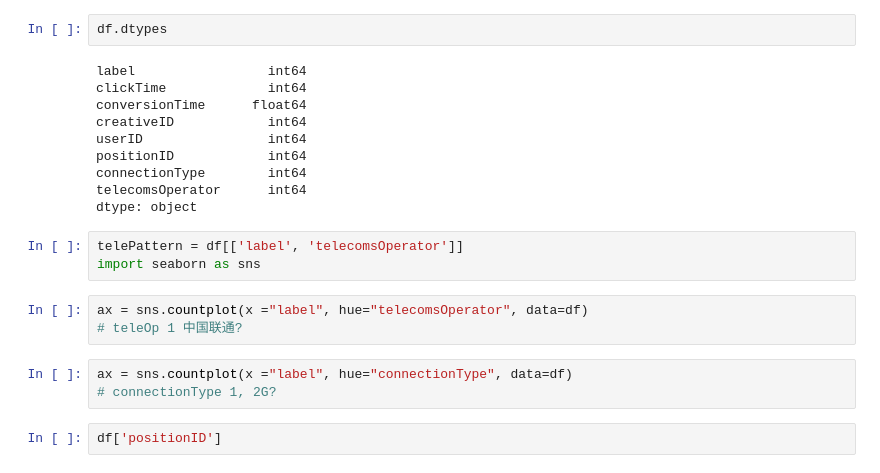
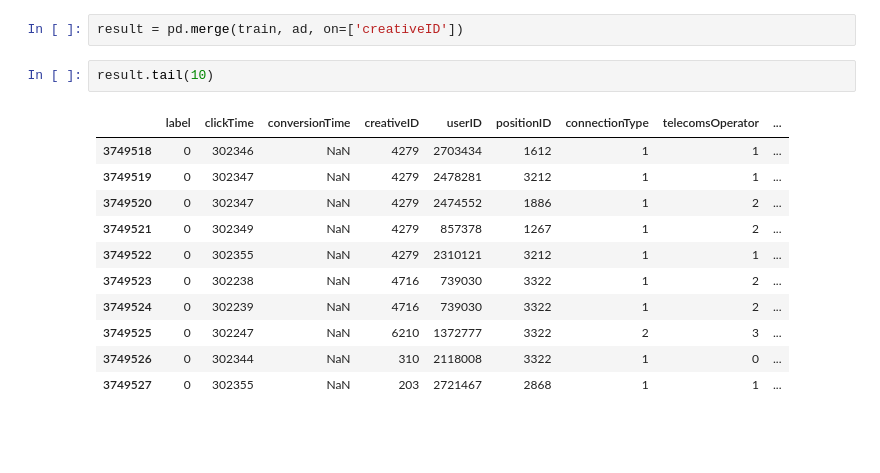
Before and after one commit to wangjiweisean/TencentComp, a Jupyter notebook: Untitled.ipynb, the cells around one changed output. Cells and saved outputs as stored; diff of their text form; blank space fills up the shorter version.

```diff
--- a/Untitled.ipynb
+++ b/Untitled.ipynb
@@ -37,23 +55,16 @@ df.describe()
-# %%
-df.dtypes
-# %% [output]
-label                 int64
-clickTime             int64
-conversionTime      float64
-creativeID            int64
-userID                int64
-positionID            int64
-connectionType        int64
-telecomsOperator      int64
-dtype: object
-# %%
-telePattern = df[['label', 'telecomsOperator']]
-import seaborn as sns
-# %%
-ax = sns.countplot(x ="label", hue="telecomsOperator", data=df)
-# teleOp 1 中国联通?
-# %%
-ax = sns.countplot(x ="label", hue="connectionType", data=df)
-# connectionType 1, 2G?
-# %%
-df['positionID']
+# %%
+result = pd.merge(train, ad, on=['creativeID'])
+# %%
+result.tail(10)
+# %% [output]
+|  | label | clickTime | conversionTime | creativeID | userID | positionID | connectionType | telecomsOperator | ... |
+| 3749518 | 0 | 302346 | NaN | 4279 | 2703434 | 1612 | 1 | 1 | ... |
+| 3749519 | 0 | 302347 | NaN | 4279 | 2478281 | 3212 | 1 | 1 | ... |
+| 3749520 | 0 | 302347 | NaN | 4279 | 2474552 | 1886 | 1 | 2 | ... |
+| 3749521 | 0 | 302349 | NaN | 4279 | 857378 | 1267 | 1 | 2 | ... |
+| 3749522 | 0 | 302355 | NaN | 4279 | 2310121 | 3212 | 1 | 1 | ... |
+| 3749523 | 0 | 302238 | NaN | 4716 | 739030 | 3322 | 1 | 2 | ... |
+| 3749524 | 0 | 302239 | NaN | 4716 | 739030 | 3322 | 1 | 2 | ... |
+| 3749525 | 0 | 302247 | NaN | 6210 | 1372777 | 3322 | 2 | 3 | ... |
+| 3749526 | 0 | 302344 | NaN | 310 | 2118008 | 3322 | 1 | 0 | ... |
+| 3749527 | 0 | 302355 | NaN | 203 | 2721467 | 2868 | 1 | 1 | ... |
```
Also changed, not shown: parts of 23 cells of this notebook.
